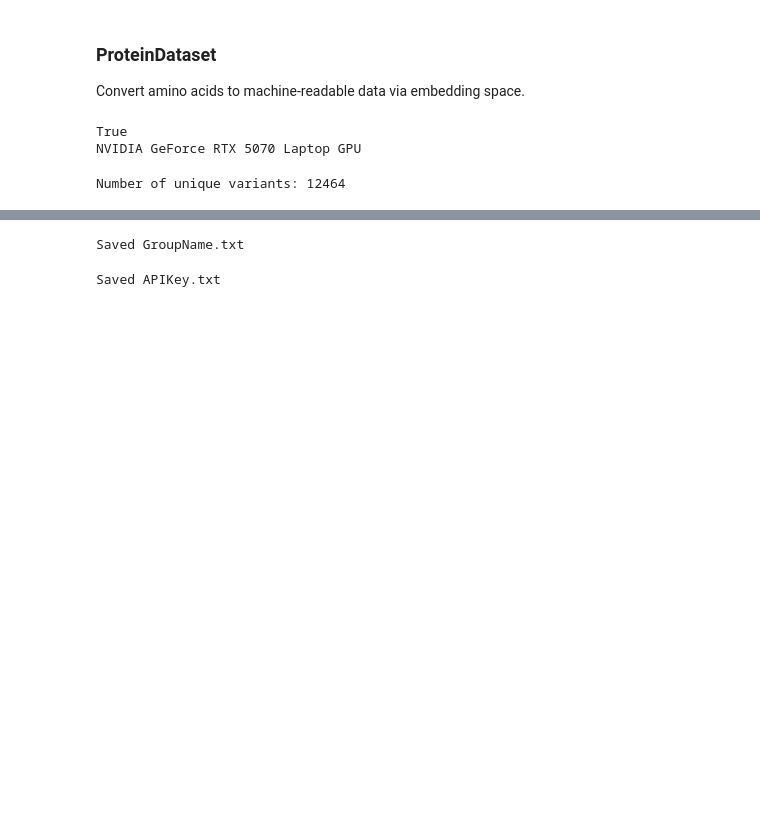
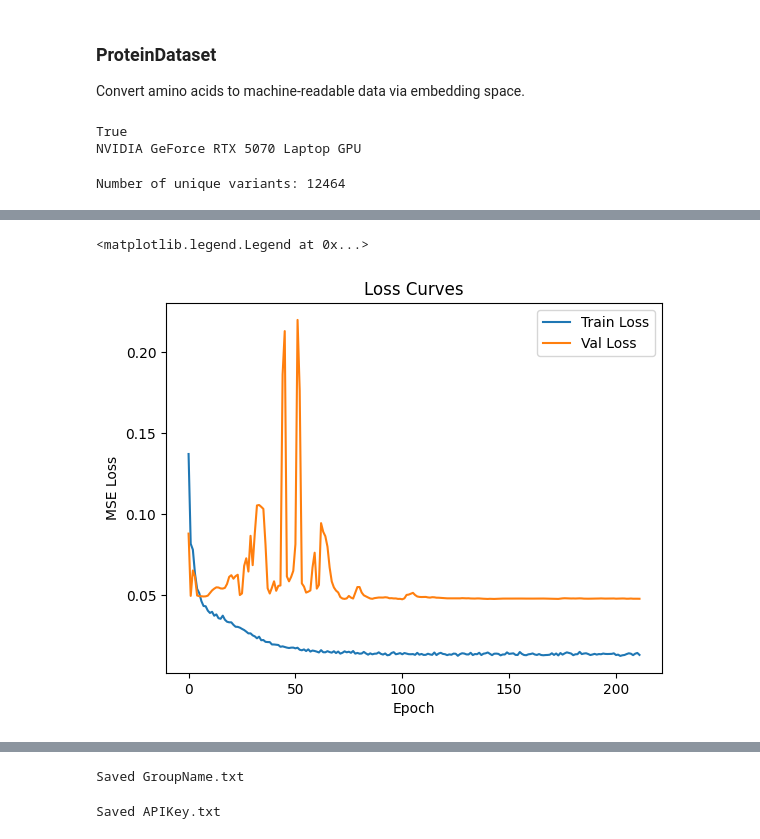
Before and after one commit to cswelch/CSE-7850-Team-Hackathon, a Jupyter notebook: Active_learning/(b) ESM-C.ipynb, the cells around one changed output, grey strips where cells are left out. Saved outputs shown, nothing was run; the diff lists cells and outputs as text; code cells hidden in the pictures; blank space fills up the shorter version.

```diff
--- a/Active_learning/(b) ESM-C.ipynb
+++ b/Active_learning/(b) ESM-C.ipynb
@@ -404,4 +416,17 @@ Epoch 91: Train Loss=0.0141, Train Spearman=0.6726, Val Loss=0.0534, Val Spearma
 Early stopping triggered.
+# %%
+import matplotlib.pyplot as plt
+
+# Plot losses in order to make sure the model isn't overfitting.
+plt.plot(train_losses, label="Train Loss")
+plt.plot(val_losses, label="Val Loss")
+plt.title('Loss Curves')
+plt.ylabel('MSE Loss')
+plt.xlabel('Epoch')
+plt.legend()
+# %% [output]
+<matplotlib.legend.Legend at 0x...>
+[figure, added]
 # %%
 # Show current ESM-based predictions.
 df_pred[['mutant', 'DMS_score_predicted']].head(n=10)
```
Also changed, not shown: parts of 6 cells of this notebook, 5 other files.
